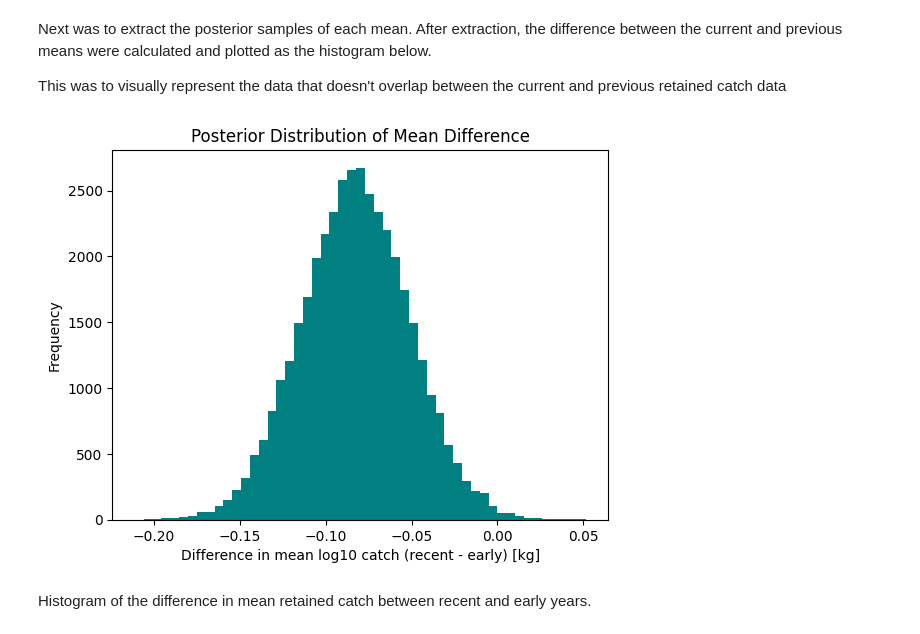
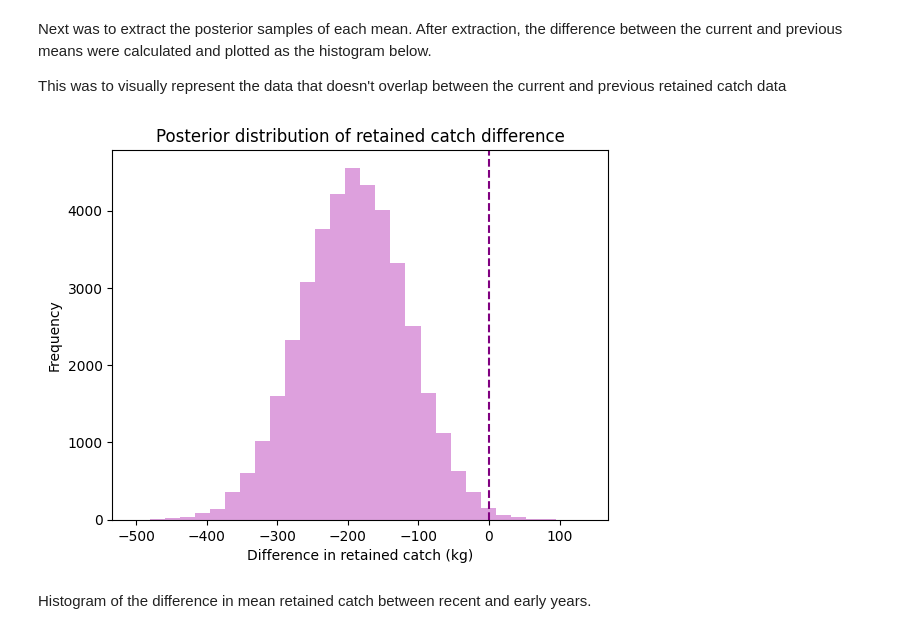
Before and after one commit to me1-3/Emsc2010-GroupProject-Assess2, a Jupyter notebook: EMSC2010_Group_Project_2.ipynb, the cells around one changed output. Drawn from its saved outputs; the diff is of its cells as text; code cells hidden in the pictures.

```diff
--- a/EMSC2010_Group_Project_2.ipynb
+++ b/EMSC2010_Group_Project_2.ipynb
@@ -92,7 +92,7 @@ We then imported all important libraries, such as pyMC, for our specific modelli
 # %%
 #IMPORTING THE SPREADSHEET DATASET INTO THE CODE
 
-spreadsheet_name = 'annual-logbook-catch-data-to-end-2023.xlsx'
+spreadsheet_name = 'annual-logbook-catch-data-to-end-2023 (1).xlsx'
 worksheet_name = 'annual-logbook-catch-data'
 df = pd.read_excel(spreadsheet_name, sheet_name=worksheet_name)
 # %%
@@ -104,3 +104,10 @@ df.head()
 | 2 | CSF | Trawl | 2003 | Coral Trout (mixed) | Plectropomus spp & Variola spp | 37311905.0 | 9 | Logbook |
 | 3 | CSF | Trawl | 2003 | Gemfish | Rexea solandri | 37439002.0 | 2555 | Logbook |
 | 4 | CSF | Trawl | 2003 | Goldband snappers | Pristipomoides multidens & Pristi... | 37346901.0 | 5 | Logbook |
+# %%
+# Log-transform retained catch data
+# Retained catch is measured in kg.
+# The data are right-skewed, so a log10 transformation is used to reduce skewness
+# and make the values more suitable for Bayesian modelling.
+
+df["log10_retained_catch"] = np.log10(df["RETAINED_CATCH_KG"])
@@ -201,19 +215,28 @@ mu_samples_early = trace_early.posterior["mu"].values.flatten()
 mu_samples_recent = trace_recent.posterior["mu"].values.flatten()
 # %%
 #PLOT DISTRIBUTION OF DIFFERENCE IN MEAN CATCH BETWEEN GROUPS
-mu_diff = mu_samples_recent - mu_samples_early
+# We already have mu_samples_early and mu_samples_recent
+
+mean_group_1_log = mu_samples_recent # Corresponds to recent catch means
+mean_group_2_log = mu_samples_early  # Corresponds to early catch means
+
+mean_group_1_kg = 10 ** mean_group_1_log
+mean_group_2_kg = 10 ** mean_group_2_log
+
+difference_kg = mean_group_1_kg - mean_group_2_kg
 
 #HISTOGRAM
-plt.hist(mu_diff, bins = 51, color="teal")
+plt.hist(difference_kg, bins=30, color="plum")
+
+plt.axvline(0, color="purple", linestyle="dashed")
 
 #LABELS
-plt.xlabel("Difference in mean log10 catch (recent - early) [kg]")
+plt.xlabel("Difference in retained catch (kg)")
 plt.ylabel("Frequency")
-plt.title("Posterior Distribution of Mean Difference")
+plt.title("Posterior distribution of retained catch difference")
 
-#SHOW
-plt.show() #show plot
+plt.show()
 # %% [output]
-[figure, old version]
+[figure, new version]
 # %% [markdown]
 Histogram of the difference in mean retained catch between recent and early years.
```
Also changed, not shown: parts of 16 cells of this notebook.
